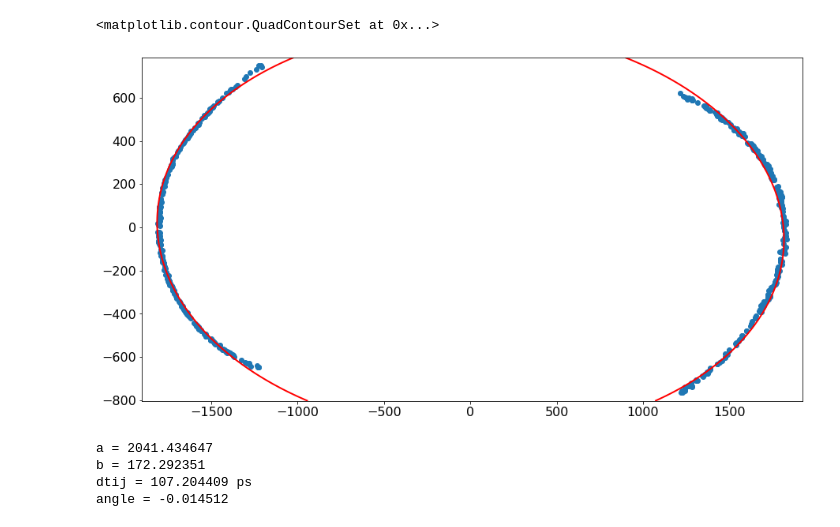
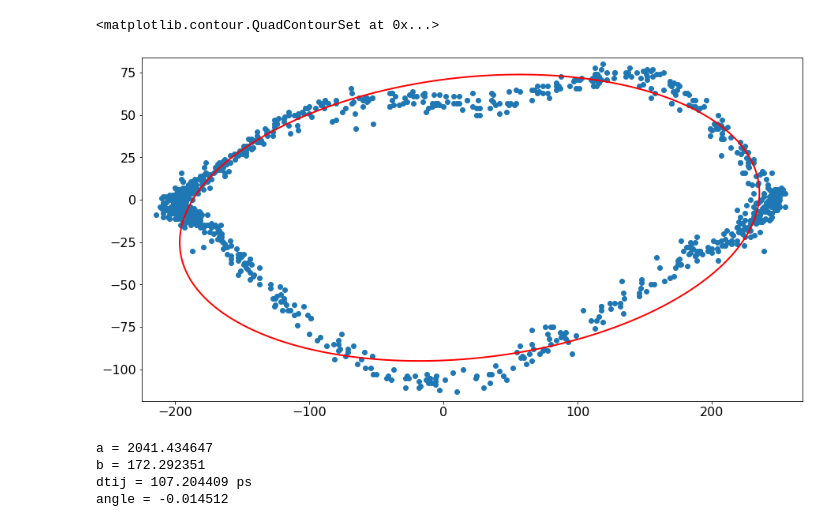
Before and after one commit to FTBF/LAPPD_TOF_Analysis, a Jupyter notebook: Analysis.ipynb, the cells around one changed output. Cells and saved outputs as stored; diff of their text form; code cells hidden in the pictures.

```diff
--- a/Analysis.ipynb
+++ b/Analysis.ipynb
@@ -36,6 +33,6 @@ sd = getDataRaw("data/Raw__b3.txt")
 # %%
-ped_data = getData(["data/Data_Config.txt",])
-data = getDataRaw("data/Raw__b3_6.txt")#getData(["Data_20200312_030712.txt",])
+ped_data = getDataRaw("testData/cal_newSetup_1.txt")
+data = getDataRaw("testData/sin_newSetup_all_2.txt")#getData(["Data_20200312_030712.txt",])
 #sineData = getData(["Data_20200312_034047.txt", "Data_20200312_034055.txt"])
 # %%
 #averages = np.zeros(ped_data.mean(0).shape)
@@ -119,4 +119,5 @@ fig.tight_layout()
 # %%
+sineData = data
 ydata = sineData-averages
 #ydata = linDat
 
@@ -128,45 +129,45 @@ for iCap in range(256):
     cap2 = (iCap+1)%256
     channel = 11
 
-    x = ydata[:,cap2,channel] + ydata[:,cap1,channel]
-    y = ydata[:,cap1,channel] - ydata[:,cap2,channel]
+    x = ydata[:,channel, cap2] + ydata[:,channel, cap1]
+    y = ydata[:,channel, cap1] - ydata[:,channel, cap2]
 
-    y = y[(x > 1200) | (x < -1200)]
-    x = x[(x > 1200) | (x < -1200)]
+    #y = y[(x > 1200) | (x < -1200)]
+    #x = x[(x > 1200) | (x < -1200)]
     #y = y[(x > 4) | (x < 2.3)]
     #x = x[(x > 4) | (x < 2.3)]
 
     # Formulate and solve the least squares problem ||Ax - b ||^2
     A = np.column_stack([x**2, x * y, y**2, x, y])
     b = np.ones_like(x)
     fit = np.linalg.lstsq(A, b, rcond=None)[0].squeeze()
     #print(fit)
 
     try:
         a = -math.sqrt(2*(fit[0]*fit[4]**2+fit[2]*fit[3]**2-fit[1]*fit[3]*fit[4]-(fit[1]**2-4*fit[0]*fit[2]))*(fit[0]+fit[2]+math.sqrt((fit[0]-fit[2])**2+fit[1]**2)))/(fit[1]**2 - 4*fit[0]*fit[2])
         #print("a = %f"%a)
         b = -math.sqrt(2*(fit[0]*fit[4]**2+fit[2]*fit[3]**2-fit[1]*fit[3]*fit[4]-(fit[1]**2-4*fit[0]*fit[2]))*(fit[0]+fit[2]-math.sqrt((fit[0]-fit[2])**2+fit[1]**2)))/(fit[1]**2 - 4*fit[0]*fit[2])
         #print("b = %f"%b)
 
         dtij = math.atan(b/a)/(math.pi*250000000.0)
         #print("dtij = %f ps"%(dtij*1e12))
         timeOffsets.append(dtij)
     except:
         timeOffsets.append(100.0e-12)
 
 timeOffsets = np.array(timeOffsets)
 #plt.plot(ydata[0,:,5])
 plt.scatter(x, y)
 
 # Plot the least squares ellipse
 x_coord = np.linspace(1.05*x.min(),1.05*x.max(),300)
 y_coord = np.linspace(1.05*y.min(),1.05*y.max(),300)
 X_coord, Y_coord = np.meshgrid(x_coord, y_coord)
 Z_coord = fit[0] * X_coord ** 2 + fit[1] * X_coord * Y_coord + fit[2] * Y_coord**2 + fit[3] * X_coord + fit[4] * Y_coord
 plt.contour(X_coord, Y_coord, Z_coord, levels=[1], colors=('r'), linewidths=2)
 # %% [output]
 <matplotlib.contour.QuadContourSet at 0x...>
-[figure, old version]
+[figure, new version]
 # %%
 ydata = sineData-averages
 #ydata = linDat
```
Also changed, not shown: parts of 7 cells of this notebook.
